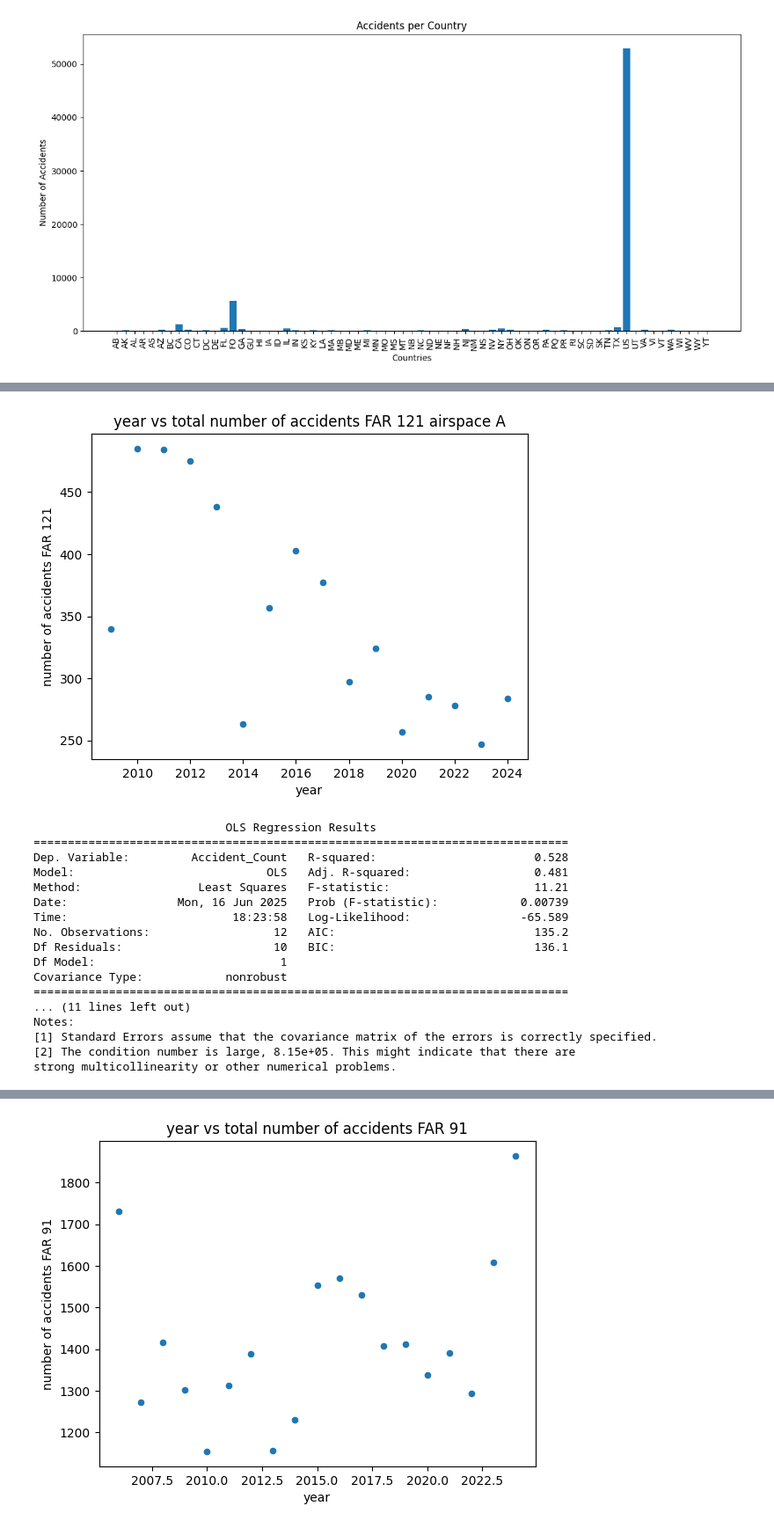
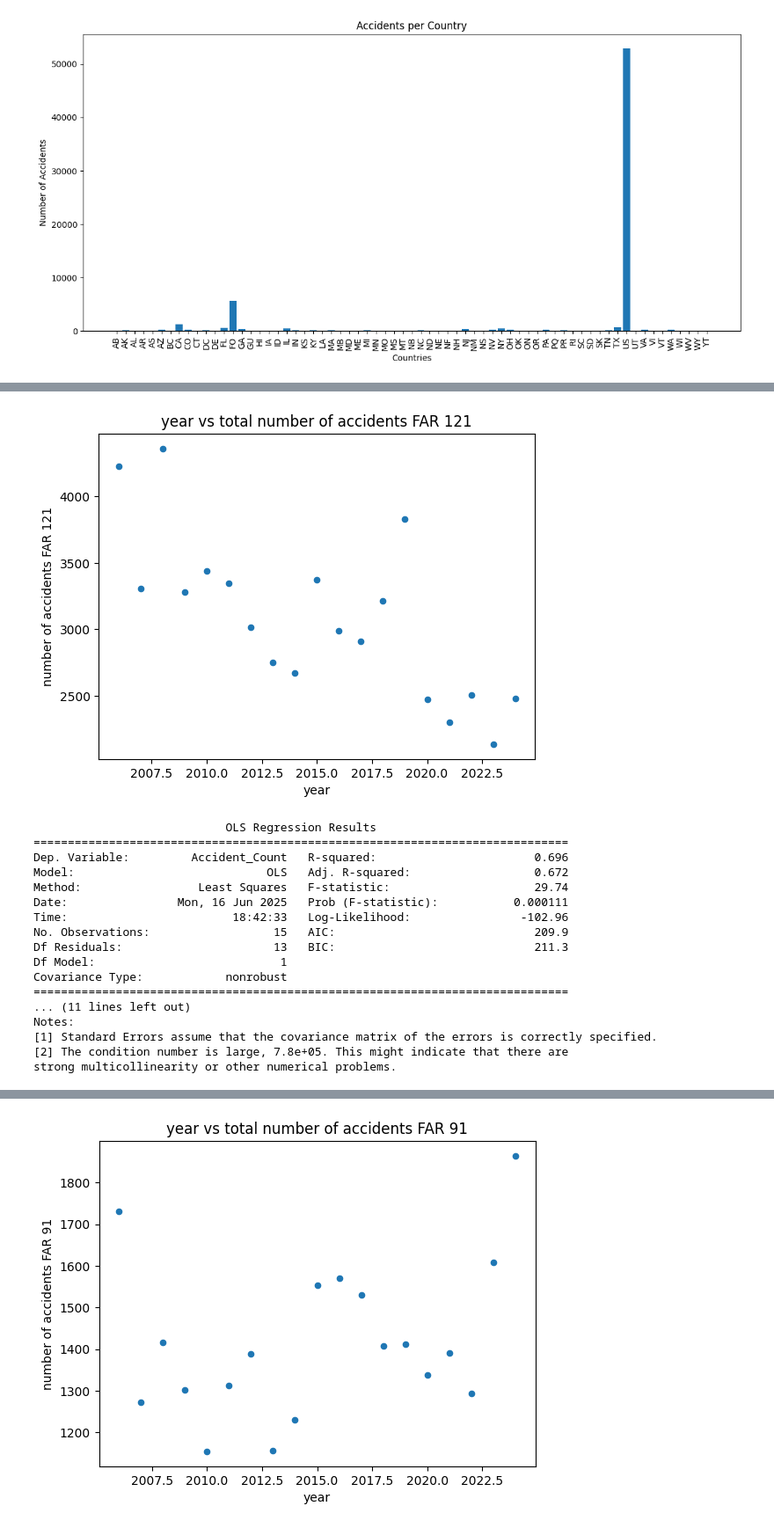
Before and after one commit to terryljh/aviation2, a Jupyter notebook: asrs linear model2.ipynb, the cells around one changed output, grey strips where cells are left out. Shown at 88% size. Saved outputs shown, nothing was run; the diff lists cells and outputs as text; code cells hidden in the pictures.

```diff
--- a/asrs linear model2.ipynb
+++ b/asrs linear model2.ipynb
@@ -230,6 +230,9 @@ df_final = replace_a_semicolon_b_with_a(df_final, column='Light')
 #low_freq_labels = counts[counts < 1000].index
 #df_final['Operating Under FAR Part'] = df_final['Operating Under FAR Part'].replace(low_freq_labels, 'Other')
 
+#cleaning the airspace column
+df_final['Airspace'] = df_final['Airspace'].str.replace(r'^(Class \w+) .+$', r'\1 ZZZ', regex=True)
+
 dfsubset = df_final[['Date', 'Normalized', 'Abbreviation_Type', 'Locale Reference', 'State Reference', 'Operating Under FAR Part','Mission','Light', 'Flight Phase','Function', 'Contributing Factors / Situations', 'Primary Problem', 'Airspace']]
 dfsubset=dfsubset.copy()
 dfsubset = dfsubset[(dfsubset['Date']//100 >= 2004) & (dfsubset['Date']//100 <= 2026)]
@@ -361,7 +369,7 @@ Notes:
 strong multicollinearity or other numerical problems.
 # %%
 #this cell is copied 5-6 times to show all the different airspaces
-dfsubset2 = dfsubset[(dfsubset['Date']//100 >= 2009) & (dfsubset['Date']//100 <= 2024)]
+dfsubset2 = dfsubset[(dfsubset['Date']//100 >= 2006) & (dfsubset['Date']//100 <= 2024)]
 
 dfsubset2 = dfsubset2[dfsubset2['Operating Under FAR Part'] == 'Part 121']
 
@@ -382,59 +390,59 @@ dfsubset2 = dfsubset2[dfsubset2['Operating Under FAR Part'] == 'Part 121']
 #dfsubset2 = dfsubset2[dfsubset2['Light'] == 'Night']
 #dfsubset2 = dfsubset2[dfsubset2['Light'] == 'Daylight']
 
-dfsubset2 = dfsubset[(dfsubset['Date']//100 >= 2009) & (dfsubset['Date']//100 <= 2024)]
+#dfsubset2 = dfsubset[(dfsubset['Date']//100 >= 2009) & (dfsubset['Date']//100 <= 2024)]
 #2006-2008 have been artificially removed; it seems airspace A had zero entries prior to 2009 and I think this must be an error
 #since there are hundreds of entries in each later year
 #this may explain the high number unclassified entries in 2006-2008
-dfsubset2 = dfsubset2[dfsubset2['Airspace'] == 'Class A ZZZ']
+#dfsubset2 = dfsubset2[dfsubset2['Airspace'] == 'Class A ZZZ']
 #dfsubset2 = dfsubset2[dfsubset2['Airspace'].isna()]
 
 yearly_counts = dfsubset2.groupby(dfsubset2['Date']//100).size().reset_index(name='Accident_Count')
 yearly_counts.plot.scatter(x='Date', y='Accident_Count')
-plt.title('year vs total number of accidents FAR 121 airspace A')
+plt.title('year vs total number of accidents FAR 121')
 plt.xlabel('year')
 plt.ylabel('number of accidents FAR 121')
 plt.show()
 
 from sklearn.model_selection import train_test_split
 
 X, y = yearly_counts[['Date']], yearly_counts['Accident_Count']
 
 X_train, X_test, y_train, y_test = train_test_split(
 
     X, y, test_size=0.2, random_state=945)
 
 from sklearn.linear_model import LinearRegression
 slryearly = LinearRegression()
 slryearly.fit(X_train,y_train)
 
 #re-doing the above with sm so we can use model summary
 #decreasing trend but unreliable p-value
 import statsmodels.api as sm
 yearly_counts = dfsubset2.groupby(dfsubset2['Date']//100).size().reset_index(name='Accident_Count')
 yearly_counts.rename(columns={yearly_counts.columns[0]: 'Year'}, inplace=True)
 X = sm.add_constant(yearly_counts['Year'])
 y = yearly_counts['Accident_Count']
 X_train, X_test, y_train, y_test = train_test_split(
 X, y, test_size=0.2, random_state=945)
 model = sm.OLS(y_train, X_train).fit()
 print(model.summary())
 # %% [output]
-[figure, old version]
+[figure, new version]
                             OLS Regression Results
 ==============================================================================
-Dep. Variable:         Accident_Count   R-squared:                       0.528
-Model:                            OLS   Adj. R-squared:                  0.481
-Method:                 Least Squares   F-statistic:                     11.21
-Date:                Mon, 16 Jun 2025   Prob (F-statistic):            0.00739
-Time:                        18:23:58   Log-Likelihood:                -65.589
-No. Observations:                  12   AIC:                             135.2
-Df Residuals:                      10   BIC:                             136.1
+Dep. Variable:         Accident_Count   R-squared:                       0.696
+Model:                            OLS   Adj. R-squared:                  0.672
+Method:                 Least Squares   F-statistic:                     29.74
+Date:                Mon, 16 Jun 2025   Prob (F-statistic):           0.000111
+Time:                        18:42:33   Log-Likelihood:                -102.96
+No. Observations:                  15   AIC:                             209.9
+Df Residuals:                      13   BIC:                             211.3
 Df Model:                           1
 Covariance Type:            nonrobust
 ==============================================================================
 ... (11 lines left out)
 Notes:
 [1] Standard Errors assume that the covariance matrix of the errors is correctly specified.
-[2] The condition number is large, 8.15e+05. This might indicate that there are
+[2] The condition number is large, 7.8e+05. This might indicate that there are
 strong multicollinearity or other numerical problems.
```
Also changed, not shown: parts of 8 cells of this notebook.
